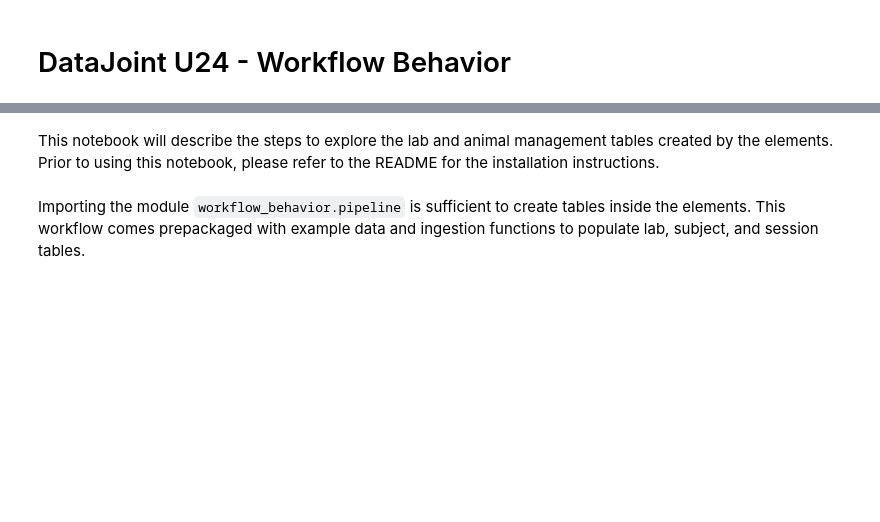
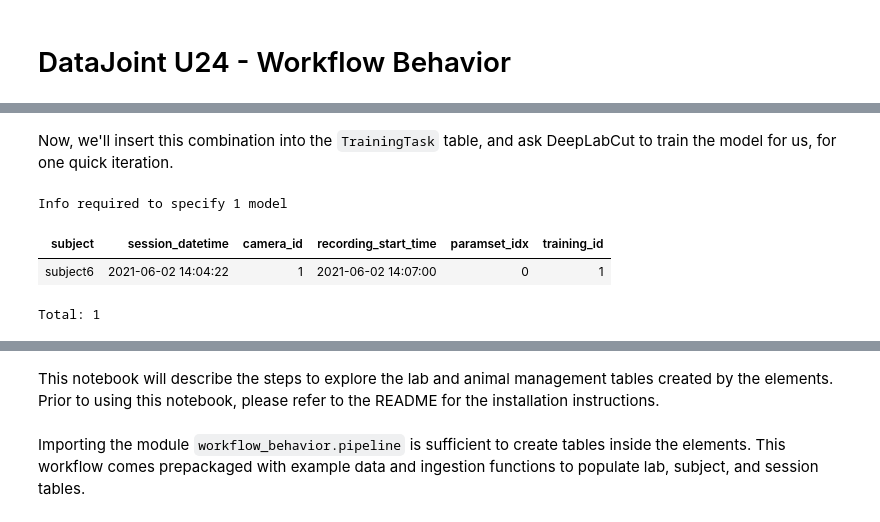
Before and after one commit to datajoint/element-deeplabcut, a Jupyter notebook: notebooks/1_Explore_Workflow.ipynb, the cells around one changed output, grey strips where cells are left out. Cells and saved outputs as stored; diff of their text form; code cells hidden in the pictures; blank space fills up the shorter version.

```diff
--- a/notebooks/1_Explore_Workflow.ipynb
+++ b/notebooks/1_Explore_Workflow.ipynb
@@ -83,0 +96,12 @@ Total: 9
+# %% [markdown]
+Now, we'll insert this combination into the `TrainingTask` table, and ask DeepLabCut to
+train the model for us, for one quick iteration.
+# %%
+train_key['training_id']=1
+dlc.TrainingTask.insert1(train_key, skip_duplicates=True)
+dlc.TrainingTask()
+# %% [output]
+Info required to specify 1 model
+| subject | session_datetime | camera_id | recording_start_time | paramset_idx | training_id |
+| subject6 | 2021-06-02 14:04:22 | 1 | 2021-06-02 14:07:00 | 0 | 1 |
+Total: 1
```
Also changed, not shown: parts of 42 cells of this notebook, 13 other files.
